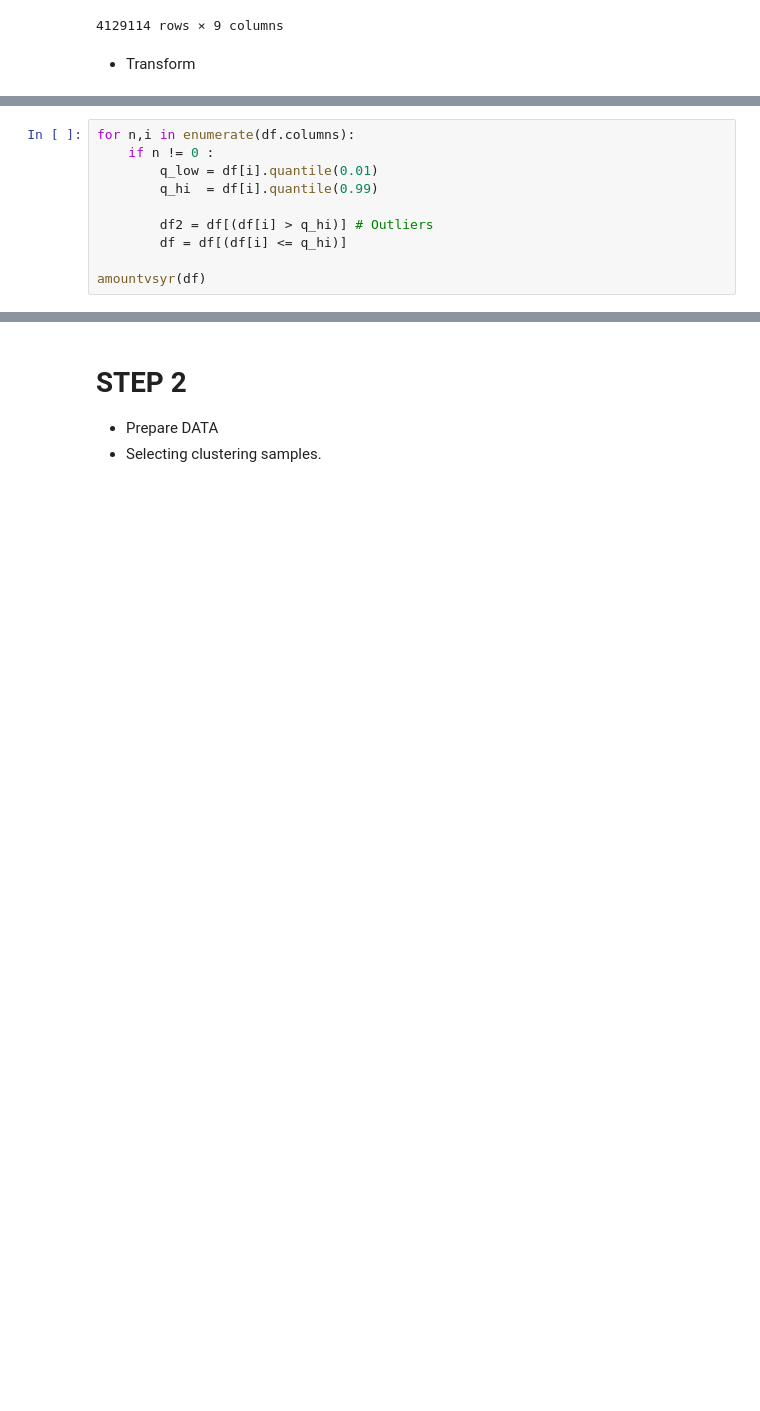
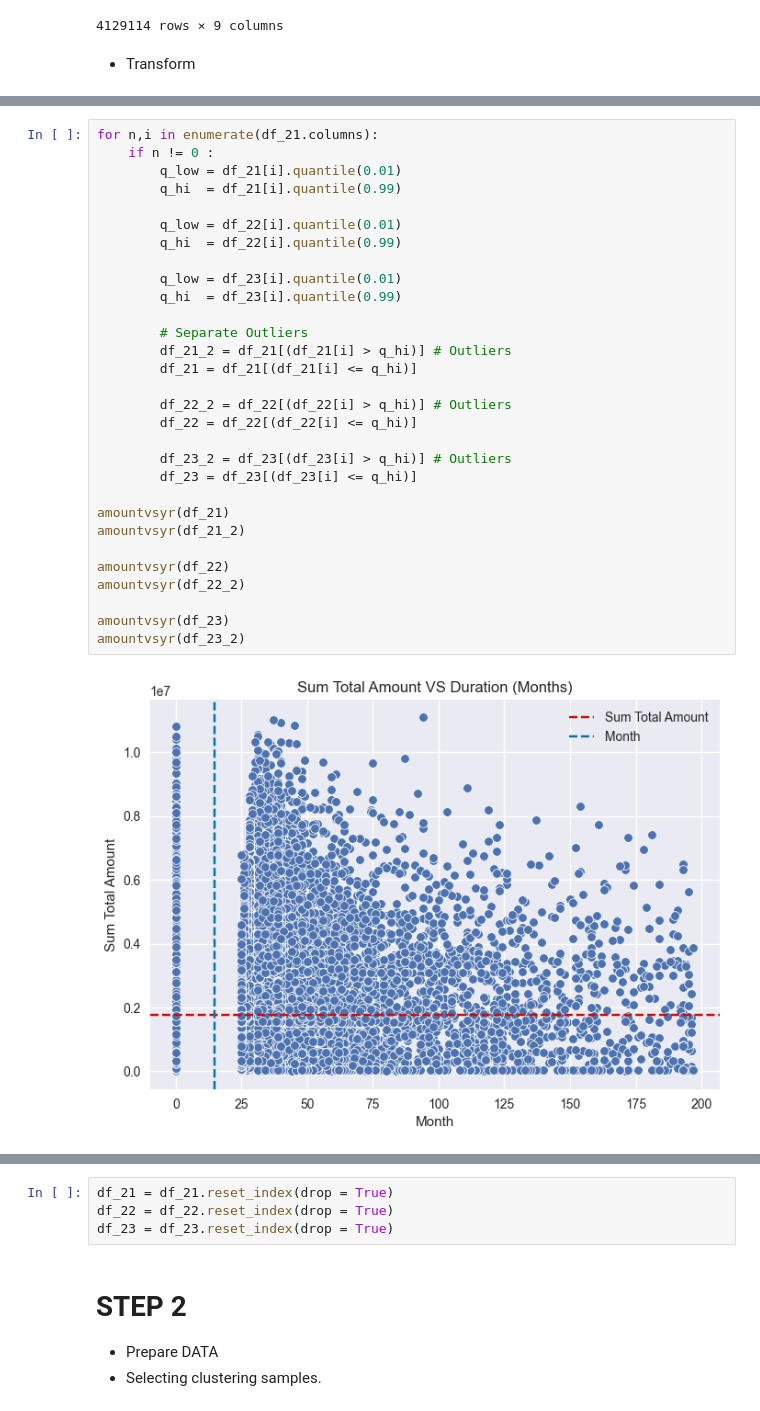
Before and after one commit to HikariJadeEmpire/AdvancedAnalytics-MADT8101, a Jupyter notebook: Week05_CustomerSegmentation/week5-Segmentation(personal).ipynb, the cells around one changed output, grey strips where cells are left out. Saved outputs shown, nothing was run; the diff lists cells and outputs as text; blank space fills up the shorter version.

```diff
--- a/Week05_CustomerSegmentation/week5-Segmentation(personal).ipynb
+++ b/Week05_CustomerSegmentation/week5-Segmentation(personal).ipynb
@@ -341,10 +337,0 @@ amountvsyr(df)
-# %%
-for n,i in enumerate(df.columns):
-    if n != 0 :
-        q_low = df[i].quantile(0.01)
-        q_hi  = df[i].quantile(0.99)
-
-        df2 = df[(df[i] > q_hi)] # Outliers
-        df = df[(df[i] <= q_hi)]
-
-amountvsyr(df)
@@ -373,0 +350,32 @@ df
+# %%
+for n,i in enumerate(df_21.columns):
+    if n != 0 :
+        q_low = df_21[i].quantile(0.01)
+        q_hi  = df_21[i].quantile(0.99)
+
+        q_low = df_22[i].quantile(0.01)
+        q_hi  = df_22[i].quantile(0.99)
+
+        q_low = df_23[i].quantile(0.01)
+        q_hi  = df_23[i].quantile(0.99)
+
+        # Separate Outliers
+        df_21_2 = df_21[(df_21[i] > q_hi)] # Outliers
+        df_21 = df_21[(df_21[i] <= q_hi)]
+
+        df_22_2 = df_22[(df_22[i] > q_hi)] # Outliers
+        df_22 = df_22[(df_22[i] <= q_hi)]
+
+        df_23_2 = df_23[(df_23[i] > q_hi)] # Outliers
+        df_23 = df_23[(df_23[i] <= q_hi)]
+
+amountvsyr(df_21)
+amountvsyr(df_21_2)
+
+amountvsyr(df_22)
+amountvsyr(df_22_2)
+
+amountvsyr(df_23)
+amountvsyr(df_23_2)
+# %% [output]
+[figure, added]
@@ -374,3 +387,7 @@ df
+# %%
+df_21 = df_21.reset_index(drop = True)
+df_22 = df_22.reset_index(drop = True)
+df_23 = df_23.reset_index(drop = True)
 # %% [markdown]
 # STEP 2
 - Prepare DATA
```
Also changed, not shown: parts of 56 cells of this notebook.
